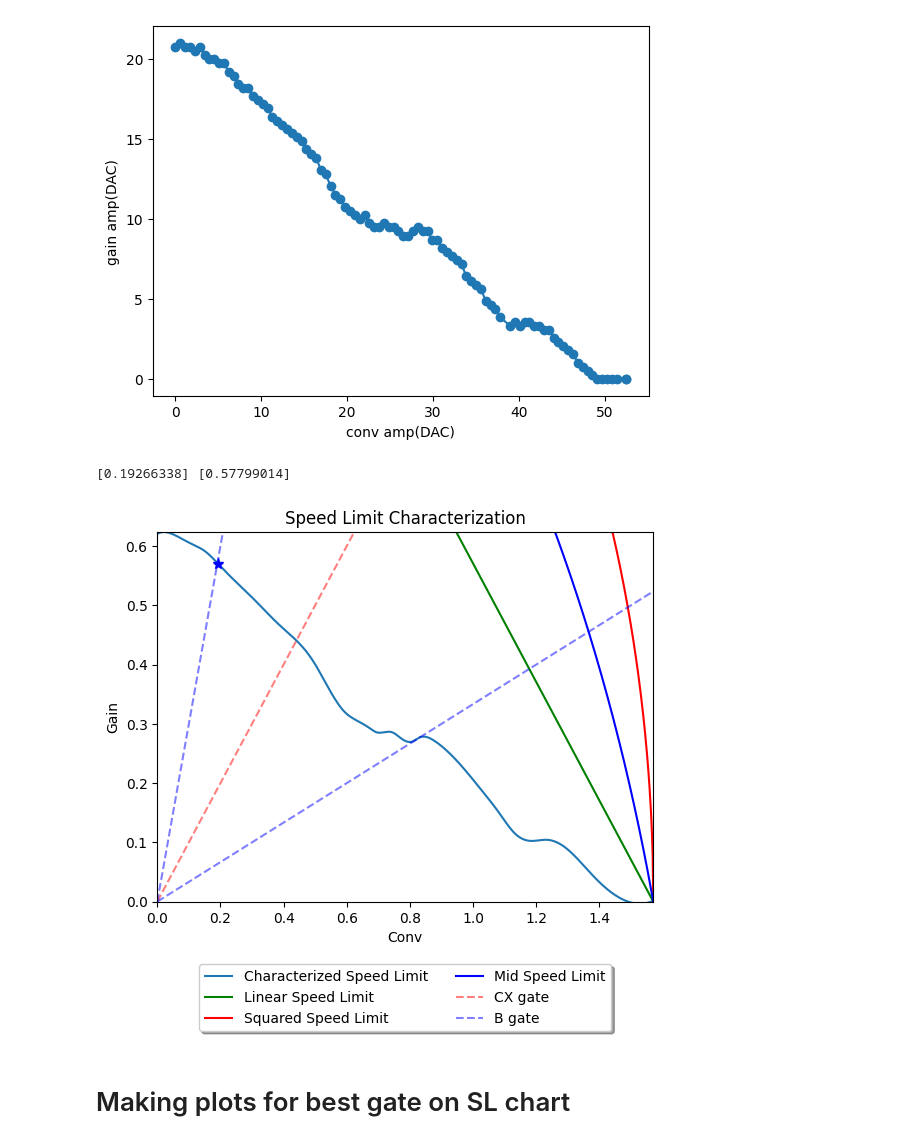
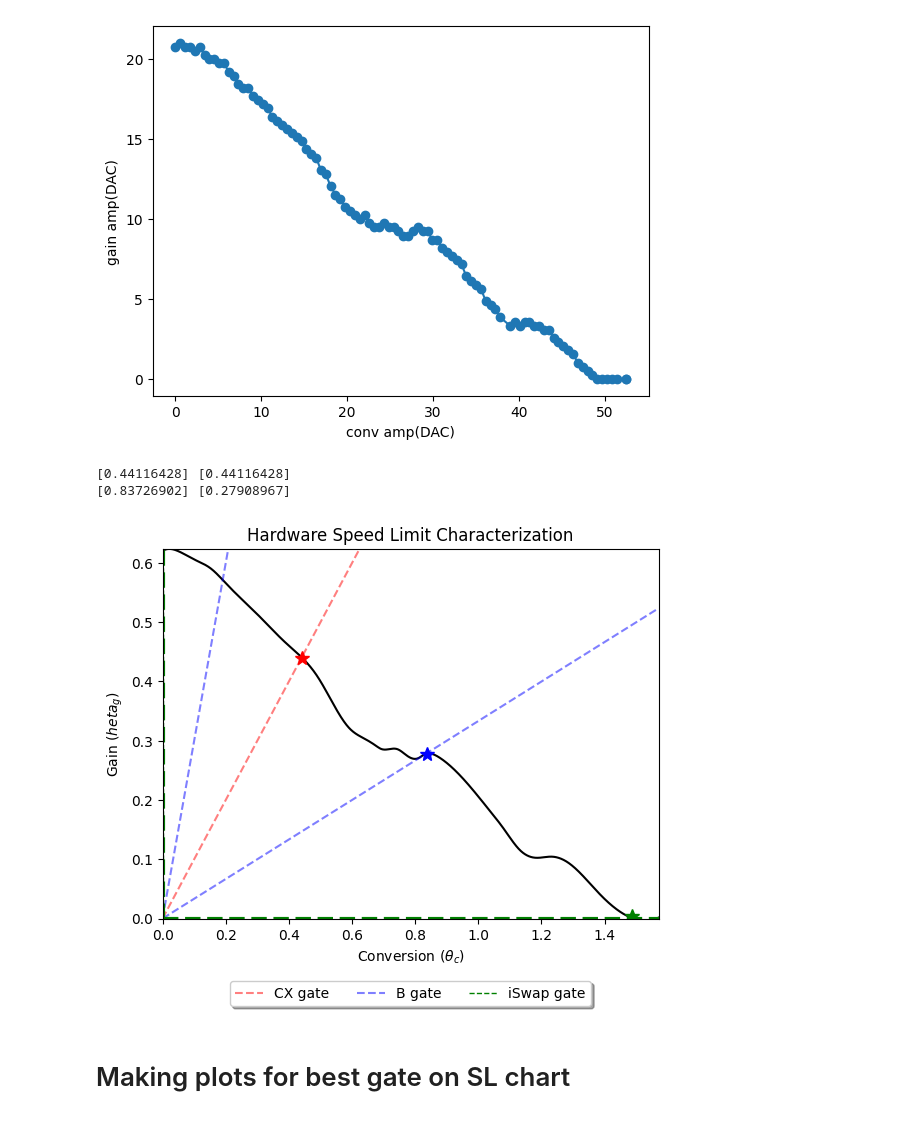
Before and after one commit to Pitt-JonesLab/slam_decomposition, a Jupyter notebook: slam/scripts/snail_death.ipynb, the cells around one changed output. Drawn from its saved outputs; the diff is of its cells as text; code cells hidden in the pictures.

Commit message:
update to slf plot

```diff
--- a/slam/scripts/snail_death.ipynb
+++ b/slam/scripts/snail_death.ipynb
@@ -183,67 +184,94 @@ else:
 # %%
 # step 3 univariate spline
 from scipy.interpolate import UnivariateSpline
-N=800
+N=1500
 s = UnivariateSpline(x, y, s=0.001)
 xs = np.linspace(0, max(x), N)
 plt.figure()
 # plt.plot(x, y, 'o', xs, s(xs), '-', label="Characterized Speed Limit")
-plt.plot(xs, s(xs), '-', label="Characterized Speed Limit")
-plt.ylabel("Gain")
-plt.xlabel('Conv')
+plt.plot(xs, s(xs), '-', color='black')#, label="Characterized Speed Limit")
+plt.ylabel("Gain ($\theta_g$)")
+plt.xlabel(r'Conversion ($\theta_c$)')
 plt.xlim(0,max(xs))
 plt.ylim(0,max(s(xs)))
 
-#also put linear fit on plot
-s2 = lambda x: -x + np.pi/2
-xs = np.linspace(0, np.pi/2, N)
-plt.plot(xs, s2(xs), 'g-', label='Linear Speed Limit')
+# #also put linear fit on plot
+# s2 = lambda x: -x + np.pi/2
+# xs = np.linspace(0, np.pi/2, N)
+# plt.plot(xs, s2(xs), 'g-', label='Linear Speed Limit')
 
-slf = lambda x: np.sqrt((np.pi/2)**2 - x**2)
-plt.plot(xs, slf(xs), 'r-', label='Squared Speed Limit')
+# slf = lambda x: np.sqrt((np.pi/2)**2 - x**2)
+# plt.plot(xs, slf(xs), 'r-', label='Squared Speed Limit')
 
-c = np.pi/4
-slf = lambda x: 0.5 * (-2*c + np.sqrt(4*c**2 - 8*c*x  + 4*c*np.pi - 4*x**2 + np.pi**2))
-plt.plot(xs, slf(xs), 'b-', label='Mid Speed Limit')
+# c = np.pi/4
+# slf = lambda x: 0.5 * (-2*c + np.sqrt(4*c**2 - 8*c*x  + 4*c*np.pi - 4*x**2 + np.pi**2))
+# plt.plot(xs, slf(xs), 'b-', label='Mid Speed Limit')
 
 #plot cnot gate
 gate_c = 0.25*np.pi
 gate_g = 0.25*np.pi
 if gate_c == 0:
     plt.plot([0, 0], [0, max(s(xs))], 'r--', label='CX gate')
 else:
     ratio = gate_g/gate_c * xs
     plt.plot(xs, ratio, 'r--', label='CX gate', alpha=0.5)
 
+#plot intersections
+if gate_c == 0:
+    idx = 0
+    print(xs[idx], s(xs[idx]))
+else:
+    idx = max(np.argwhere(np.abs(ratio - s(xs)) < 0.001))
+    print(xs[idx], ratio[idx])
+plt.plot(xs[idx], s(xs[idx]), 'r*', markersize=10)
+
+
 # plot B gate
+gate_c = 1*np.pi/8
+gate_g =3*np.pi/8
+ratio = gate_g/gate_c * xs
+plt.plot(xs, ratio, 'b--', label='B gate', alpha=0.5)
 gate_c = 3*np.pi/8
 gate_g = 1*np.pi/8
 ratio = gate_g/gate_c * xs
-plt.plot(xs, ratio, 'b--', label='B gate', alpha=0.5)
-gate_c = 1*np.pi/8
-gate_g = 3*np.pi/8
-ratio = gate_g/gate_c * xs
 plt.plot(xs, ratio, 'b--', alpha=0.5)
+
+# plot iSwap gate
+# x=0
+# plot using vline
+# make a bit thicker for visibility
+plt.axvline(0, color='green', linestyle='--', label='iSwap gate', linewidth=1)
+plt.axvline(0, color='green', linestyle='--', linewidth=3)
+#yp=0
+plt.axhline(0, color='green', linestyle='--', linewidth=3)
+
 
 #plot intersections
 if gate_c == 0:
     idx = 0
     print(xs[idx], s(xs[idx]))
 else:
-    idx = max(np.argwhere(np.abs(ratio - s(xs)) < 0.01))
+    idx = max(np.argwhere(np.abs(ratio - s(xs)) < 0.001))
     print(xs[idx], ratio[idx])
-plt.plot(xs[idx], s(xs[idx]), 'b*', markersize=8)
+plt.plot(xs[idx], s(xs[idx]), 'b*', markersize=10)
 
-idx = max(np.argwhere(np.abs(ratio - s2(xs)) < 0.01))
-plt.plot(xs[idx], s2(xs[idx]), 'gP', markersize=8)
+# plot iswap intersection as just y=0
+plt.plot(xs[-82], .005, 'g*', markersize=10)
 
-plt.title("Speed Limit Characterization")
+# idx = max(np.argwhere(np.abs(ratio - s2(xs)) < 0.01))
+# plt.plot(xs[idx], s2(xs[idx]), 'gP', markersize=8)
+
+plt.title("Hardware Speed Limit Characterization")
 #show legend underneath plot
-plt.legend(loc='upper center', bbox_to_anchor=(0.5, -0.15), fancybox=True, shadow=True, ncol=2)
+plt.legend(loc='upper center', bbox_to_anchor=(0.5, -0.15), fancybox=True, shadow=True, ncol=3)
+# save as pdf
+plt.savefig('speed_limit22.pdf')
+
 plt.show()
 # %% [output]
-[0.19266338] [0.57799014]
+[0.44116428] [0.44116428]
+[0.83726902] [0.27908967]
-[figure, old version]
+[figure, new version]
 # %% [markdown]
 # Making plots for best gate on SL chart
 # %%
```
Also changed, not shown: parts of 3 cells of this notebook, 4 other files.
